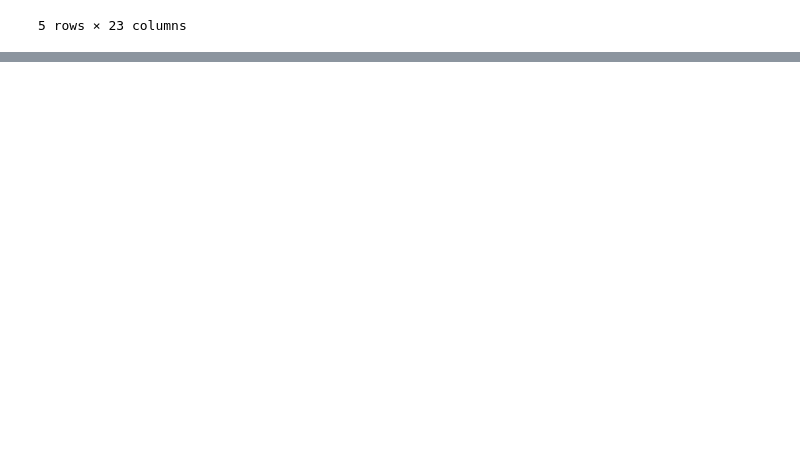
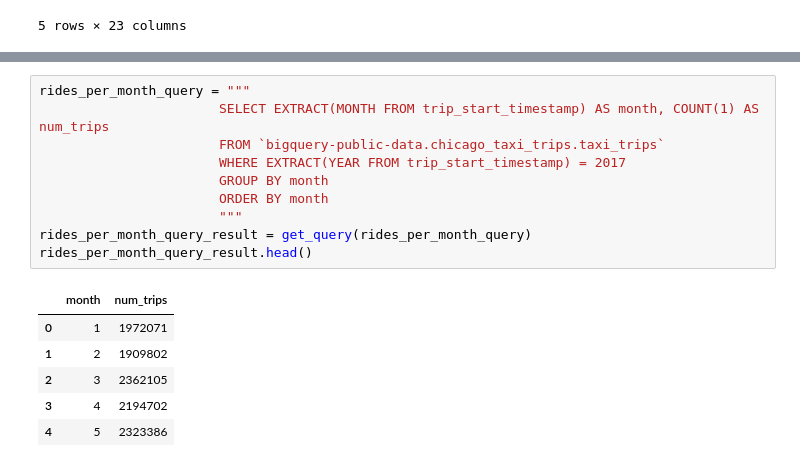
Before and after one commit to SYYoung/Kaggle, a Jupyter notebook: Intro_SQL/with as.ipynb, the cells around one changed output, grey strips where cells are left out. Drawn from its saved outputs; the diff is of its cells as text; blank space fills up the shorter version.

```diff
--- a/Intro_SQL/with as.ipynb
+++ b/Intro_SQL/with as.ipynb
@@ -86,0 +112,17 @@ client.list_rows(table, max_results=5).to_dataframe()
+# %%
+rides_per_month_query = """
+                       SELECT EXTRACT(MONTH FROM trip_start_timestamp) AS month, COUNT(1) AS num_trips
+                       FROM `bigquery-public-data.chicago_taxi_trips.taxi_trips`
+                       WHERE EXTRACT(YEAR FROM trip_start_timestamp) = 2017
+                       GROUP BY month
+                       ORDER BY month
+                       """
+rides_per_month_query_result = get_query(rides_per_month_query)
+rides_per_month_query_result.head()
+# %% [output]
+|  | month | num_trips |
+| 0 | 1 | 1972071 |
+| 1 | 2 | 1909802 |
+| 2 | 3 | 2362105 |
+| 3 | 4 | 2194702 |
+| 4 | 5 | 2323386 |
```
Also changed, not shown: parts of 6 cells of this notebook.
